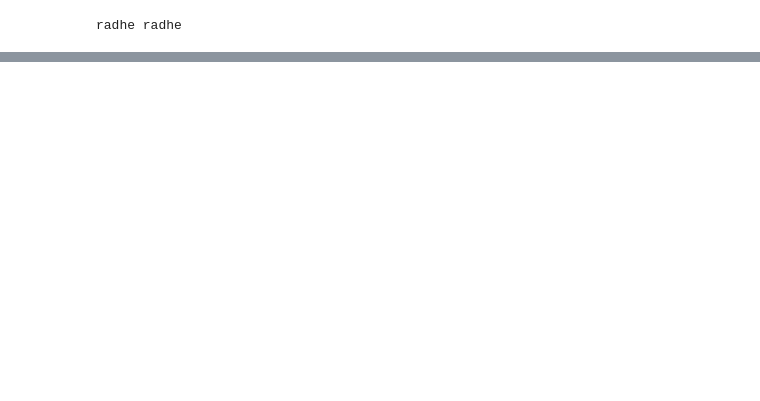
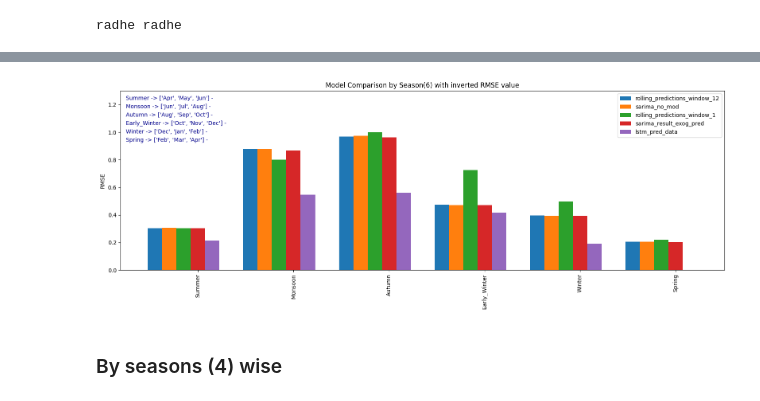
Before and after one commit to subharadhe1234/weather_forecasting, a Jupyter notebook: Notebooks/analysis.ipynb, the cells around one changed output, grey strips where cells are left out. Saved outputs shown, nothing was run; the diff lists cells and outputs as text; code cells hidden in the pictures; blank space fills up the shorter version.

```diff
--- a/Notebooks/analysis.ipynb
+++ b/Notebooks/analysis.ipynb
@@ -312,0 +398,2 @@ plt.show()
+# %%
+models_seasons_rmse= pd.DataFrame(models_seasons_rmse)
@@ -312,0 +412,46 @@ plt.show()
+# %%
+# import matplotlib.pyplot as plt
+# import pandas as pd
+# import numpy as np
+
+# # Assuming your data is loaded into a DataFrame called df
+# # If you haven't loaded it yet, load using:
+# # df = pd.read_csv("your_file.csv", index_col=0)
+
+# # Transpose for better plotting
+# df = models_seasons_rmse # Columns become models, rows become districts
+# df = 1/df  # Invert the values for better visualization (if needed)
+
+# df = (df - df.min().min()) / (df.max().max() - df.min().min())
+
+# # Plotting
+# x = np.arange(len(df.index))  # Number of districts
+# width = 0.15  # Width of each bar
+# models = df.columns
+
+# plt.figure(figsize=(16, 6))
+
+# # Create bar for each model
+# for i, model in enumerate(models):
+#     plt.bar(x + i * width, df[model], width=width, label=model)
+
+# plt.xticks(x + width * 2, df.index, rotation=90)
+# plt.ylabel('RMSE')
+# plt.title('Model Comparison per District')
+# plt.ylim(0, 1.3)
+# plt.legend()
+# y_pos = 0.9
+# for s,data in seasons.items():
+
+#     plt.figtext(0.05, y_pos, f"{s} -> {data} -" ,
+#             fontsize=10, color='darkblue', ha='left')
+#     y_pos -= 0.035  # Adjust the position for the next season text
+
+# plt.tight_layout()
+# plt.show()
+
+plot_fig(models_seasons_rmse,True,"Model Comparison by Season(6) with inverted RMSE value",'RMSE',seasons=seasons)
+# %% [output]
+[figure, added]
+# %% [markdown]
+### By seasons (4) wise
```
Also changed, not shown: parts of 32 cells of this notebook, 2 other files.
